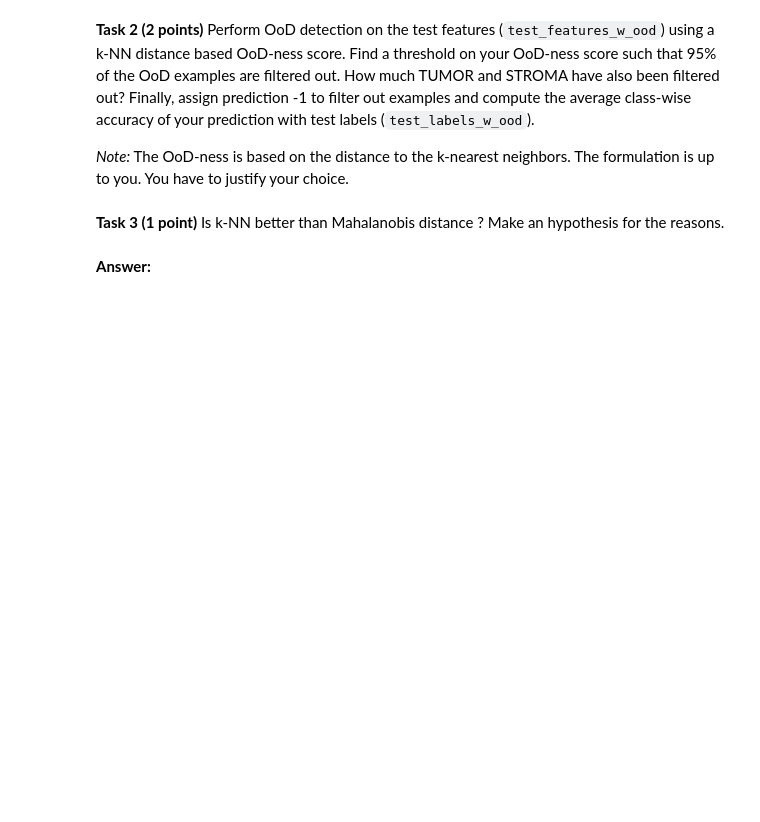
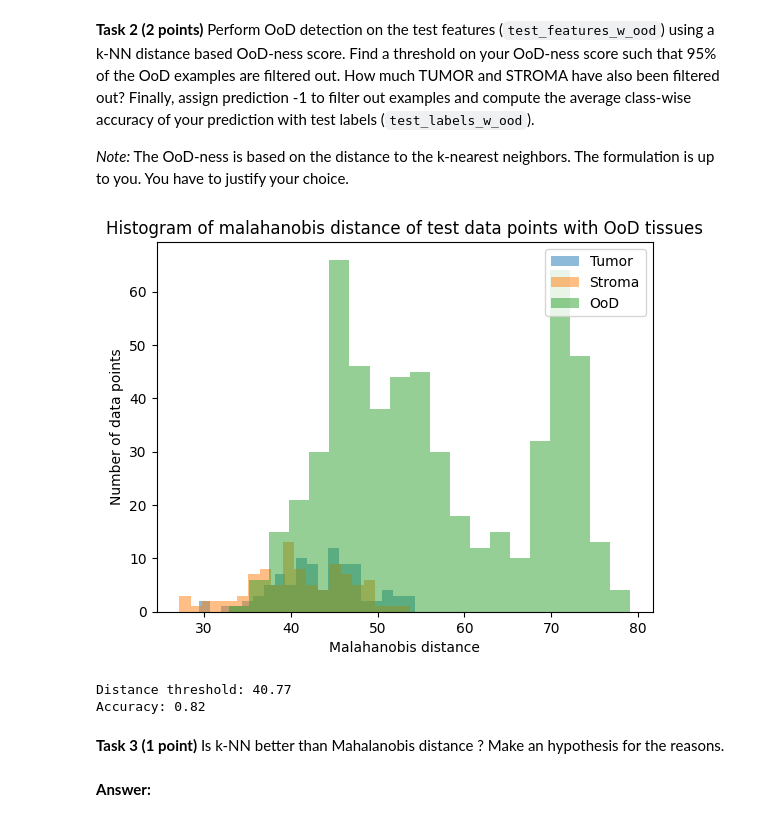
Before and after one commit to OctavioProfeta/iapr, a Jupyter notebook: labs/lab_03_classification.ipynb, the cells around one changed output. Drawn from its saved outputs; the diff is of its cells as text; code cells hidden in the pictures; blank space fills up the shorter version.

````diff
--- a/labs/lab_03_classification.ipynb
+++ b/labs/lab_03_classification.ipynb
@@ -205,18 +212,3 @@ print("Distance threshold: {:.2f}".format(dist_thresh))
 Distance threshold: 30.77
 # %% [markdown]
 **Task 5 (0.5 point)** Assign prediction -1 to filtered out examples and compute the average class-wise accuracy of your prediction with test labels (```test_labels_w_ood```). Is it satisfactory?
-# %%
-### Task 5
-### YOUR CODE
-min_dist = []
-mahalanobis_distance_tumor = []
-mahalanobis_distance_stroma = []
-for x in test_features_w_ood:
-    mahalanobis_distance_t = np.sqrt((x-mean_tumor).T @ cov_tumor @ (x-mean_tumor))
-    mahalanobis_distance_s = np.sqrt((x-mean_stroma).T @ cov_stroma @ (x-mean_stroma))
-    min_dist.append(min(mahalanobis_distance_t, mahalanobis_distance_s))
-    mahalanobis_distance_tumor.append(mahalanobis_distance_t)
-    mahalanobis_distance_stroma.append(mahalanobis_distance_s)
-
-pred_labels_w_ood = np.array(mahalanobis_distance_stroma) < np.array(mahalanobis_distance_tumor)
-pred_labels_w_ood[min_dist>dist_thresh] = -1
@@ -248,3 +277,36 @@ The visual foundation models are known to be very good k-NN classifiers. It moti
+# %%
+### Task 2
+
+# Same as for the malahanobis OoD-ness score:
+
+# 1. Get the distances for each point
+pred_labels_w_ood, dist_w_ood = KNN_binary_classifier(train_features, train_labels, test_features_w_ood, 7)
+
+# 2. Plot histogram of distances with different colors for each class
+plt.hist(dist_w_ood[test_labels_w_ood==0], bins=20, alpha=0.5, label='Tumor')
+plt.hist(dist_w_ood[test_labels_w_ood==1], bins=20, alpha=0.5, label='Stroma')
+plt.hist(dist_w_ood[test_labels_w_ood==-1], bins=20, alpha=0.5, label='OoD')
+# Add legend and other stuff
+plt.legend(loc='upper right')
+plt.title("Histogram of malahanobis distance of test data points with OoD tissues")
+plt.xlabel("Malahanobis distance")
+plt.ylabel("Number of data points")
+plt.show()
+
+#3. Get the distance threshold of 5%
+dist_thresh = np.percentile(dist_w_ood[test_labels_w_ood==-1], 5)
+print("Distance threshold: {:.2f}".format(dist_thresh))
+
+#4. Remove the points that are too far from the closest class
+pred_labels_w_ood[dist_w_ood>dist_thresh] = -1
+
+#5. Get the accuracy
+accuracy = (pred_labels_w_ood==test_labels_w_ood).sum()/len(test_labels_w_ood)
+print("Accuracy: {:.2f}".format(accuracy))
+# %% [output]
+[figure, added]
+Distance threshold: 40.77
+Accuracy: 0.82
 # %% [markdown]
 **Task 3 (1 point)** Is k-NN better than Mahalanobis distance ? Make an hypothesis for the reasons.
 # %% [markdown]
````
Also changed, not shown: parts of 13 cells of this notebook.
